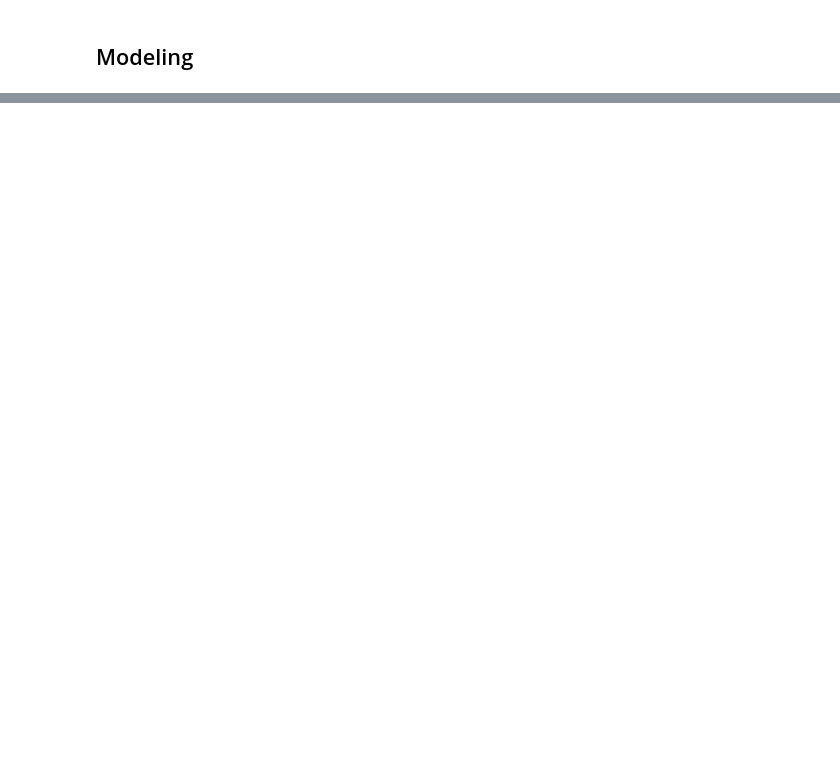
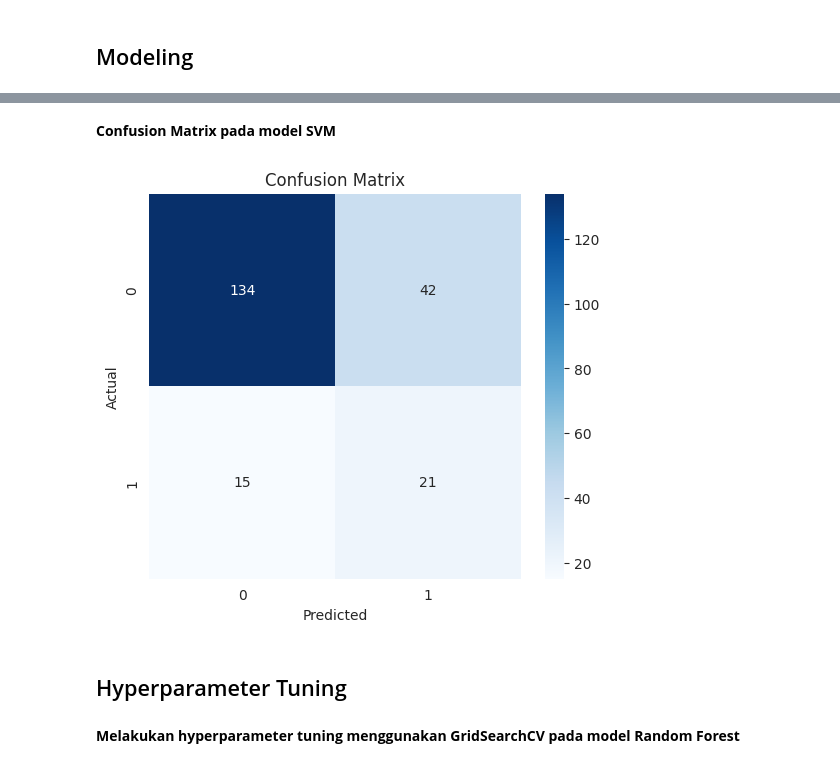
Before and after one commit to Refanz/human-resource-data-science, a Jupyter notebook: notebook.ipynb, the cells around one changed output, grey strips where cells are left out. Cells and saved outputs as stored; diff of their text form; code cells hidden in the pictures; blank space fills up the shorter version.

```diff
--- a/notebook.ipynb
+++ b/notebook.ipynb
@@ -463,0 +703,10 @@ plt.show()
+# %% [markdown]
+**Confusion Matrix pada model SVM**
+# %%
+plot_confusion_matrix(results['SVM']['Confusion Matrix'])
+# %% [output]
+[figure, added]
+# %% [markdown]
+## Hyperparameter Tuning
+# %% [markdown]
+**Melakukan hyperparameter tuning menggunakan GridSearchCV pada model Random Forest**
```
Also changed, not shown: parts of 40 cells of this notebook, 2 other files.
